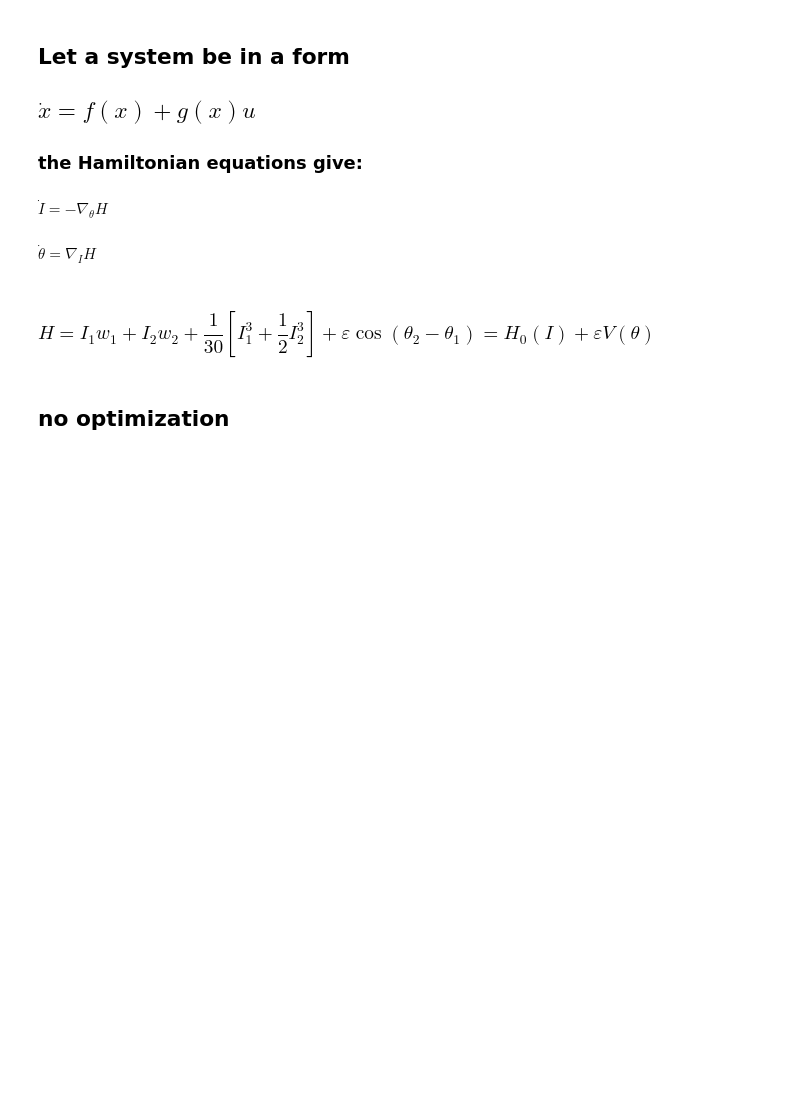
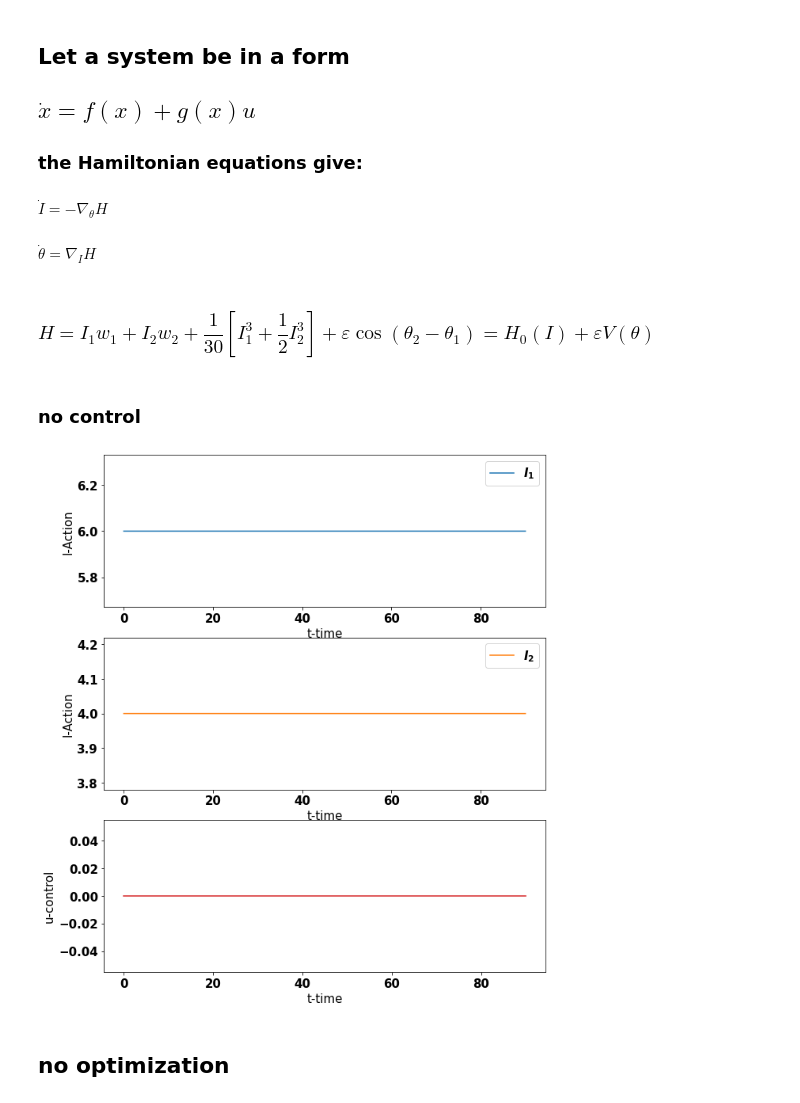
Before and after one commit to manyasha-n-m/hamilton-control, a Jupyter notebook: simulation.ipynb, the cells around one changed output. Drawn from its saved outputs; the diff is of its cells as text; code cells hidden in the pictures; blank space fills up the shorter version.

```diff
--- a/simulation.ipynb
+++ b/simulation.ipynb
@@ -18,3 +18,14 @@ m = Model1(np.array([5, 2, 0, 0]))
+# %% [markdown]
+### no control
+# %%
+init_state=np.array([6, 4, 0, 0])
+m = Model1(init_state)
+# %%
+for i in range(900):
+    m.update(0)
+m.plot_evolution()
+# %% [output]
+[figure, added]
 # %% [markdown]
 ## no optimization
 # %%
```
Also changed, not shown: parts of 19 cells of this notebook.
